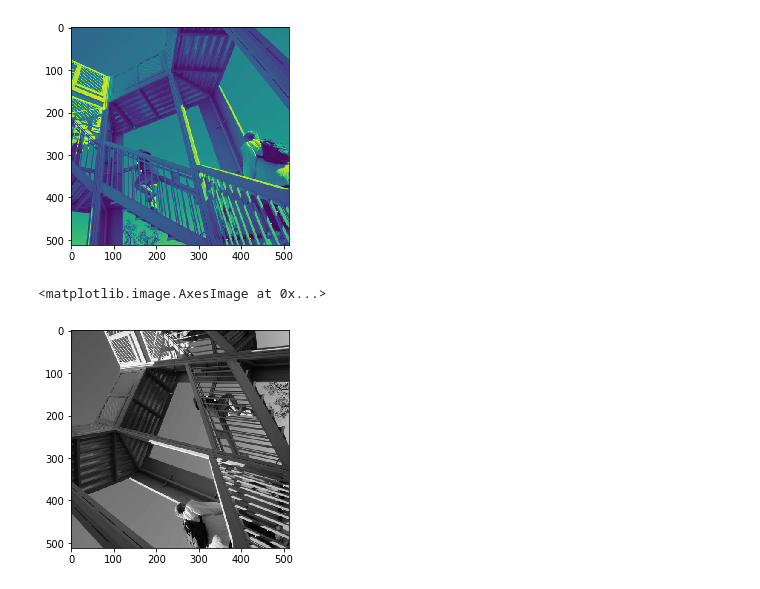
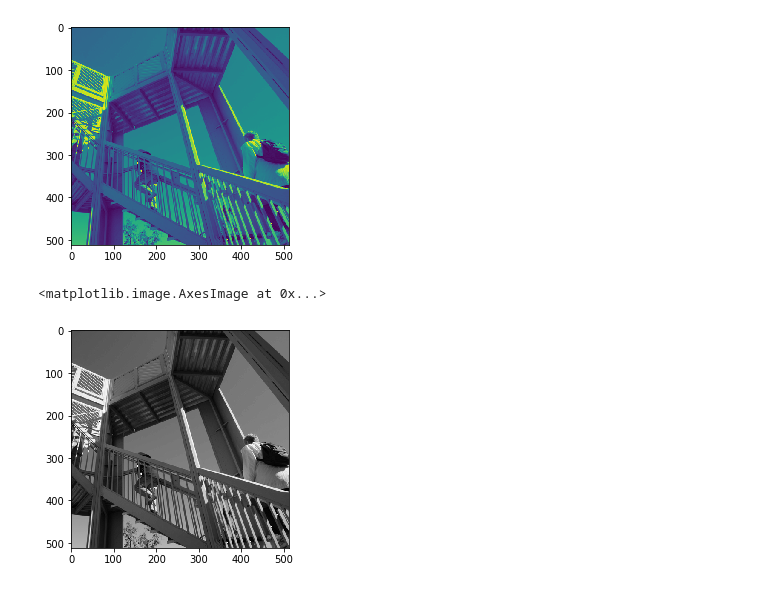
Before and after one commit to srikanthpragada/DS_18_MAY_2020, a Jupyter notebook: numpy_demo.ipynb, the cells around one changed output. Cells and saved outputs as stored; diff of their text form; code cells hidden in the pictures.

```diff
--- a/numpy_demo.ipynb
+++ b/numpy_demo.ipynb
@@ -815,7 +867,7 @@ plt.imshow(gimg)
 [figure]
 # %%
 plt.gray()
-plt.imshow(gimg.T)
+plt.imshow(gimg)
 # %% [output]
 <matplotlib.image.AxesImage at 0x...>
-[figure, old version]
+[figure, new version]
```
Also changed, not shown: parts of 18 cells of this notebook, 2 other files.
